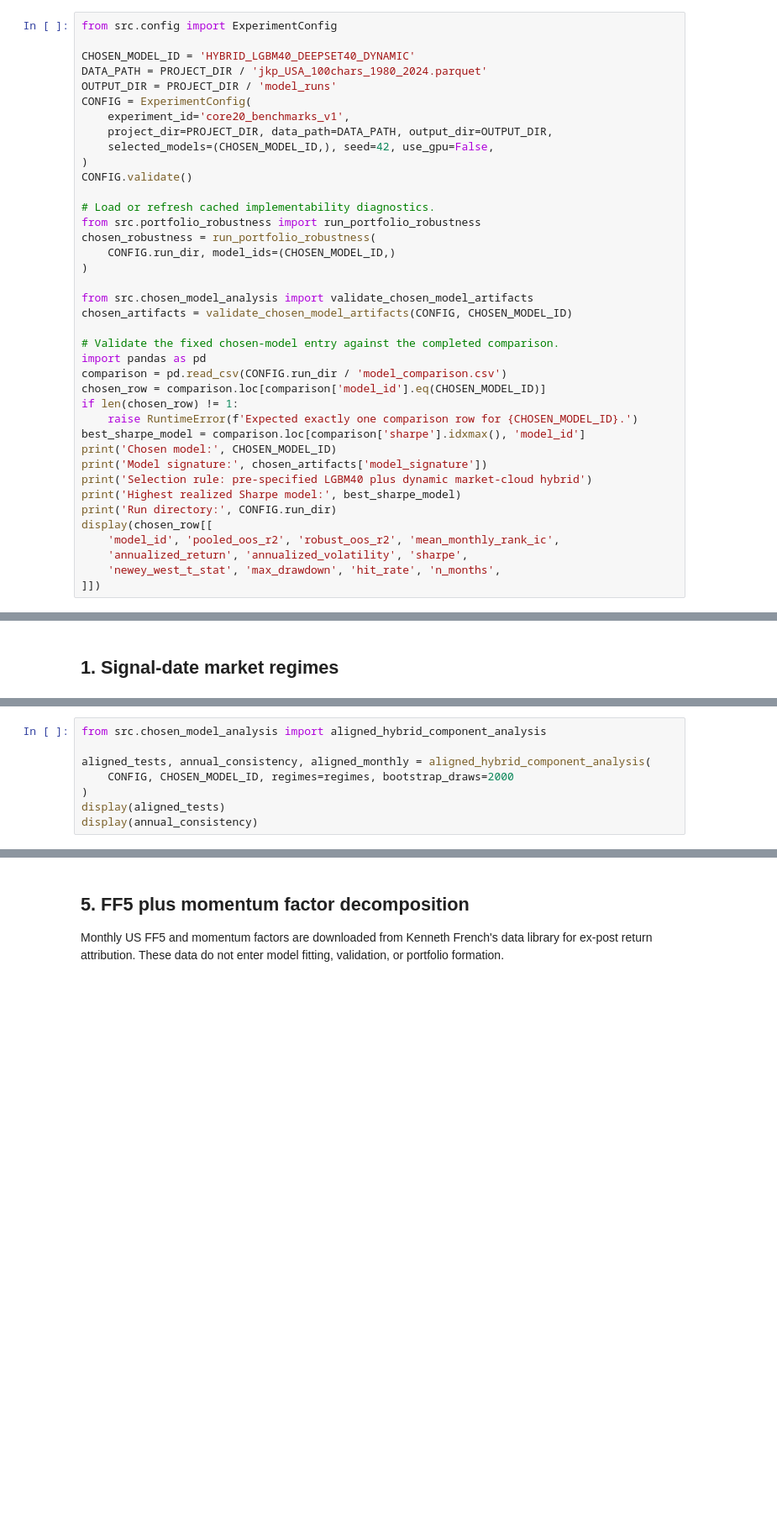
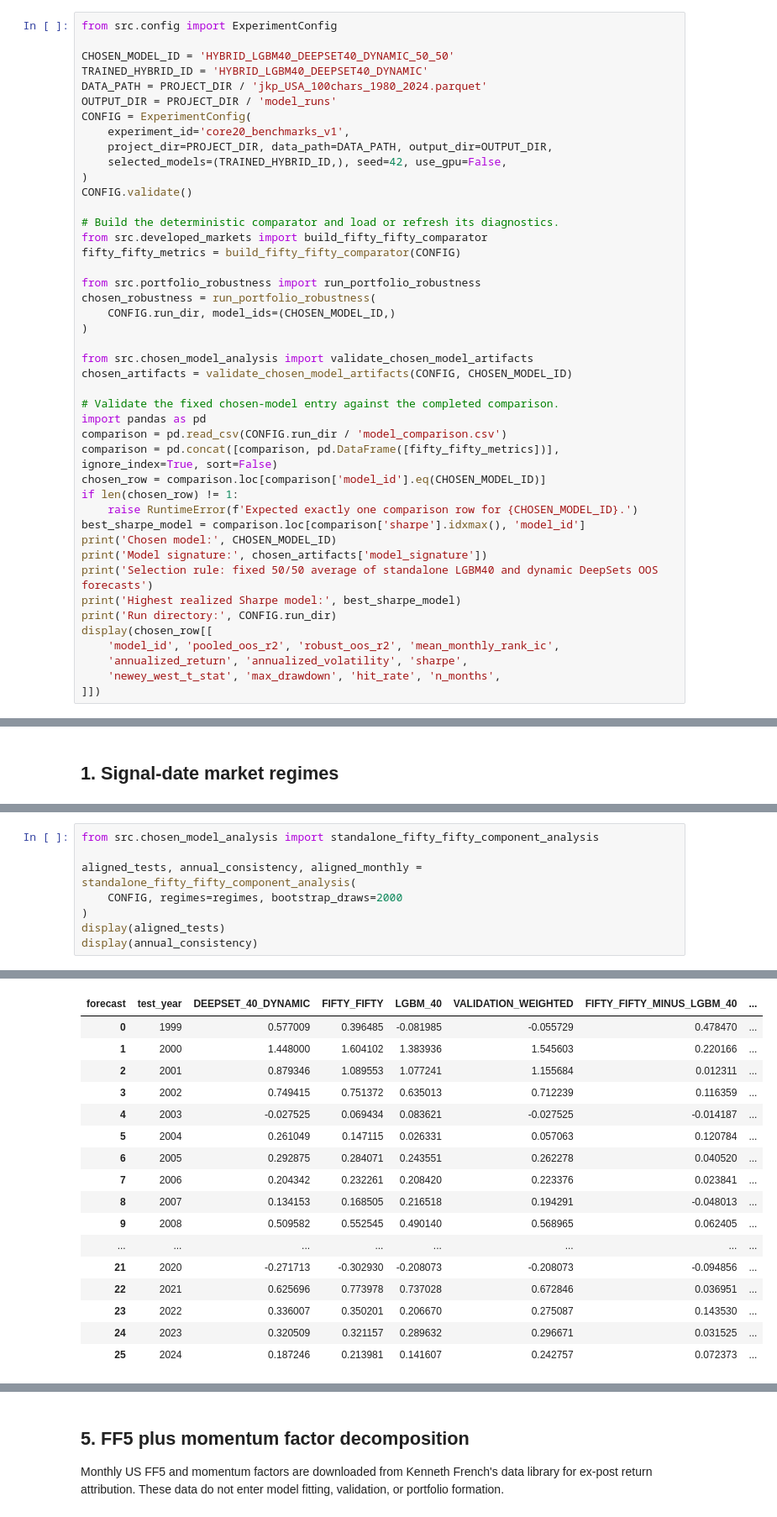
Before and after one commit to 22sandstack/FDS_Project, a Jupyter notebook: Chosen_Model_Analysis.ipynb, the cells around one changed output, grey strips where cells are left out. Shown at 84% size. Cells and saved outputs as stored; diff of their text form; blank space fills up the shorter version.

```diff
--- a/Chosen_Model_Analysis.ipynb
+++ b/Chosen_Model_Analysis.ipynb
@@ -28,17 +30,21 @@ print('Project directory:', PROJECT_DIR)
 # %%
 from src.config import ExperimentConfig
 
-CHOSEN_MODEL_ID = 'HYBRID_LGBM40_DEEPSET40_DYNAMIC'
+CHOSEN_MODEL_ID = 'HYBRID_LGBM40_DEEPSET40_DYNAMIC_50_50'
+TRAINED_HYBRID_ID = 'HYBRID_LGBM40_DEEPSET40_DYNAMIC'
 DATA_PATH = PROJECT_DIR / 'jkp_USA_100chars_1980_2024.parquet'
 OUTPUT_DIR = PROJECT_DIR / 'model_runs'
 CONFIG = ExperimentConfig(
     experiment_id='core20_benchmarks_v1',
     project_dir=PROJECT_DIR, data_path=DATA_PATH, output_dir=OUTPUT_DIR,
-    selected_models=(CHOSEN_MODEL_ID,), seed=42, use_gpu=False,
+    selected_models=(TRAINED_HYBRID_ID,), seed=42, use_gpu=False,
 )
 CONFIG.validate()
 
-# Load or refresh cached implementability diagnostics.
+# Build the deterministic comparator and load or refresh its diagnostics.
+from src.developed_markets import build_fifty_fifty_comparator
+fifty_fifty_metrics = build_fifty_fifty_comparator(CONFIG)
+
 from src.portfolio_robustness import run_portfolio_robustness
 chosen_robustness = run_portfolio_robustness(
     CONFIG.run_dir, model_ids=(CHOSEN_MODEL_ID,)
@@ -50,13 +56,14 @@ chosen_artifacts = validate_chosen_model_artifacts(CONFIG, CHOSEN_MODEL_ID)
 # Validate the fixed chosen-model entry against the completed comparison.
 import pandas as pd
 comparison = pd.read_csv(CONFIG.run_dir / 'model_comparison.csv')
+comparison = pd.concat([comparison, pd.DataFrame([fifty_fifty_metrics])], ignore_index=True, sort=False)
 chosen_row = comparison.loc[comparison['model_id'].eq(CHOSEN_MODEL_ID)]
 if len(chosen_row) != 1:
     raise RuntimeError(f'Expected exactly one comparison row for {CHOSEN_MODEL_ID}.')
 best_sharpe_model = comparison.loc[comparison['sharpe'].idxmax(), 'model_id']
 print('Chosen model:', CHOSEN_MODEL_ID)
 print('Model signature:', chosen_artifacts['model_signature'])
-print('Selection rule: pre-specified LGBM40 plus dynamic market-cloud hybrid')
+print('Selection rule: fixed 50/50 average of standalone LGBM40 and dynamic DeepSets OOS forecasts')
 print('Highest realized Sharpe model:', best_sharpe_model)
 print('Run directory:', CONFIG.run_dir)
 display(chosen_row[[
@@ -87,8 +109,9 @@ The weighted hybrid is compared with its identically trained LightGBM and dynami
 # %%
-from src.chosen_model_analysis import aligned_hybrid_component_analysis
+from src.chosen_model_analysis import standalone_fifty_fifty_component_analysis
 
-aligned_tests, annual_consistency, aligned_monthly = aligned_hybrid_component_analysis(
-    CONFIG, CHOSEN_MODEL_ID, regimes=regimes, bootstrap_draws=2000
+aligned_tests, annual_consistency, aligned_monthly = standalone_fifty_fifty_component_analysis(
+    CONFIG, regimes=regimes, bootstrap_draws=2000
 )
 display(aligned_tests)
 display(annual_consistency)
+# %% [output]
@@ -94,0 +123,17 @@ display(annual_consistency)
+| forecast | test_year | DEEPSET_40_DYNAMIC | FIFTY_FIFTY | LGBM_40 | VALIDATION_WEIGHTED | FIFTY_FIFTY_MINUS_LGBM_40 | ... |
+| 0 | 1999 | 0.577009 | 0.396485 | -0.081985 | -0.055729 | 0.478470 | ... |
+| 1 | 2000 | 1.448000 | 1.604102 | 1.383936 | 1.545603 | 0.220166 | ... |
+| 2 | 2001 | 0.879346 | 1.089553 | 1.077241 | 1.155684 | 0.012311 | ... |
+| 3 | 2002 | 0.749415 | 0.751372 | 0.635013 | 0.712239 | 0.116359 | ... |
+| 4 | 2003 | -0.027525 | 0.069434 | 0.083621 | -0.027525 | -0.014187 | ... |
+| 5 | 2004 | 0.261049 | 0.147115 | 0.026331 | 0.057063 | 0.120784 | ... |
+| 6 | 2005 | 0.292875 | 0.284071 | 0.243551 | 0.262278 | 0.040520 | ... |
+| 7 | 2006 | 0.204342 | 0.232261 | 0.208420 | 0.223376 | 0.023841 | ... |
+| 8 | 2007 | 0.134153 | 0.168505 | 0.216518 | 0.194291 | -0.048013 | ... |
+| 9 | 2008 | 0.509582 | 0.552545 | 0.490140 | 0.568965 | 0.062405 | ... |
+| ... | ... | ... | ... | ... | ... | ... | ... |
+| 21 | 2020 | -0.271713 | -0.302930 | -0.208073 | -0.208073 | -0.094856 | ... |
+| 22 | 2021 | 0.625696 | 0.773978 | 0.737028 | 0.672846 | 0.036951 | ... |
+| 23 | 2022 | 0.336007 | 0.350201 | 0.206670 | 0.275087 | 0.143530 | ... |
+| 24 | 2023 | 0.320509 | 0.321157 | 0.289632 | 0.296671 | 0.031525 | ... |
+| 25 | 2024 | 0.187246 | 0.213981 | 0.141607 | 0.242757 | 0.072373 | ... |
```
Also changed, not shown: parts of 15 cells of this notebook, 5 other files.
